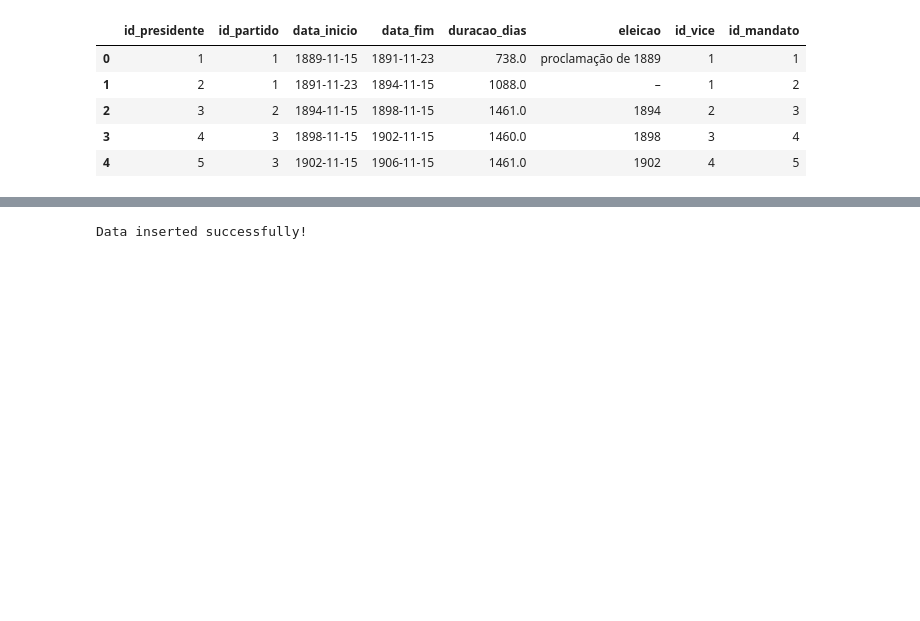
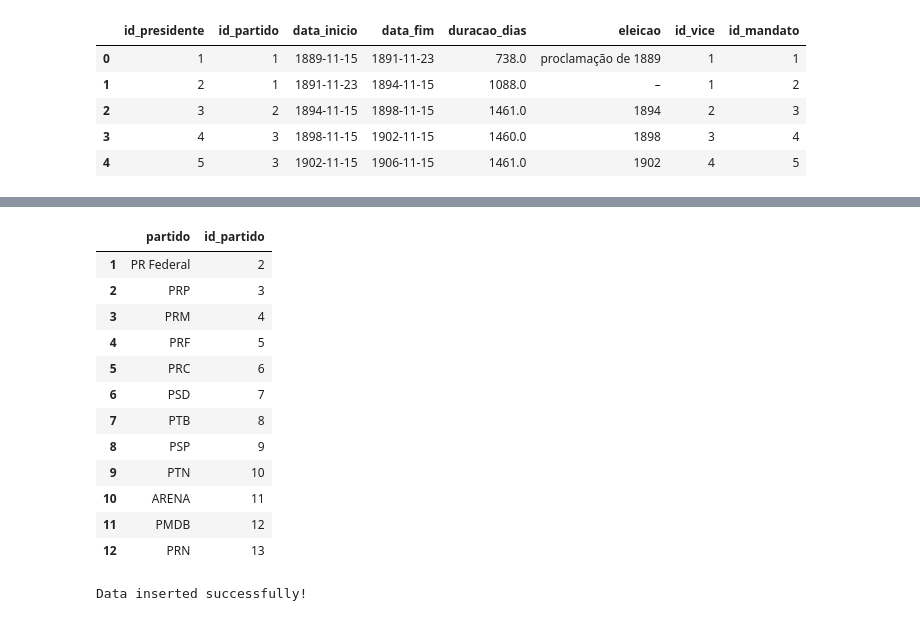
Before and after one commit to olavodd42/trabalho_banco_dados, a Jupyter notebook: data_analysis.ipynb, the cells around one changed output, grey strips where cells are left out. Cells and saved outputs as stored; diff of their text form; code cells hidden in the pictures; blank space fills up the shorter version.

```diff
--- a/data_analysis.ipynb
+++ b/data_analysis.ipynb
@@ -176,3 +198,21 @@ mandatos.head()
+# %%
+partidos = partidos[partidos.partido != 'Nenhum']
+mandatos.loc[mandatos['id_partido'] == 1, 'id_partido'] = pd.NA
+partidos
+# %% [output]
+|  | partido | id_partido |
+| 1 | PR Federal | 2 |
+| 2 | PRP | 3 |
+| 3 | PRM | 4 |
+| 4 | PRF | 5 |
+| 5 | PRC | 6 |
+| 6 | PSD | 7 |
+| 7 | PTB | 8 |
+| 8 | PSP | 9 |
+| 9 | PTN | 10 |
+| 10 | ARENA | 11 |
+| 11 | PMDB | 12 |
+| 12 | PRN | 13 |
 # %%
 presidentes.to_csv('presidentes.csv', index=False)
 partidos.to_csv('partidos.csv', index=False)
```
Also changed, not shown: parts of 4 cells of this notebook, 6 other files.
